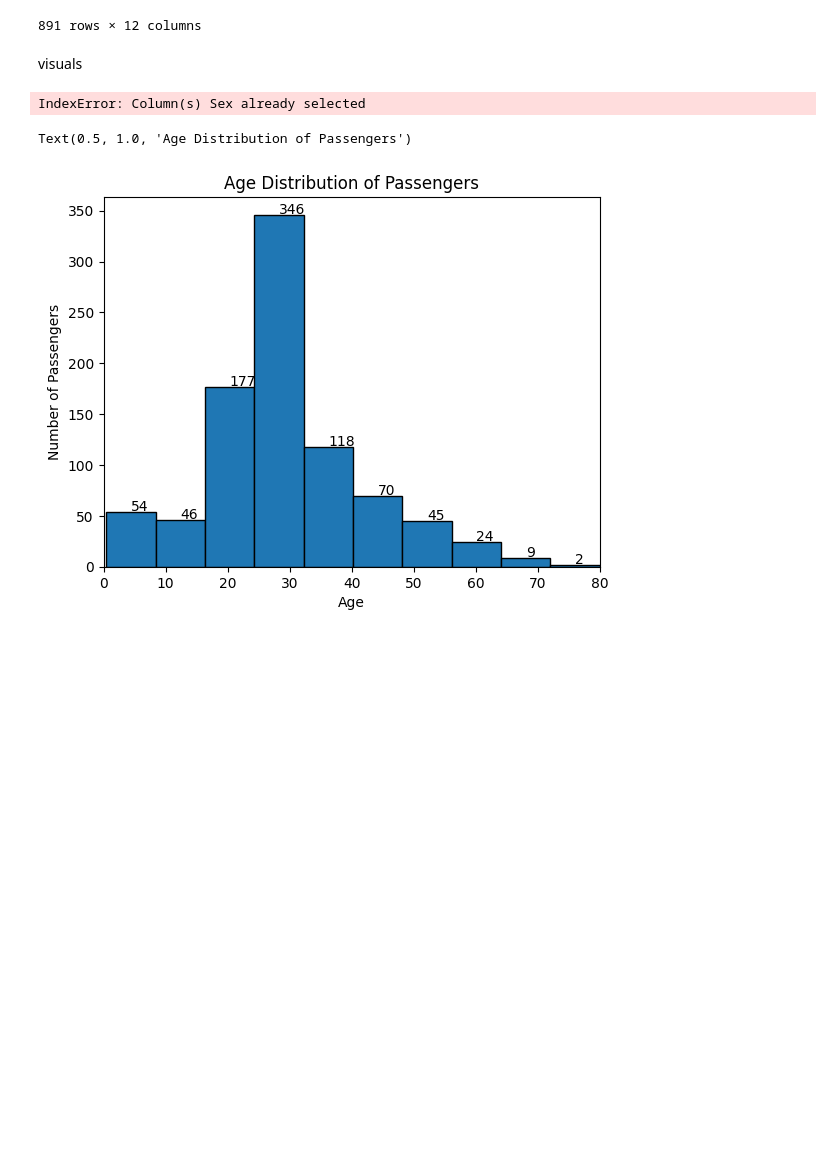
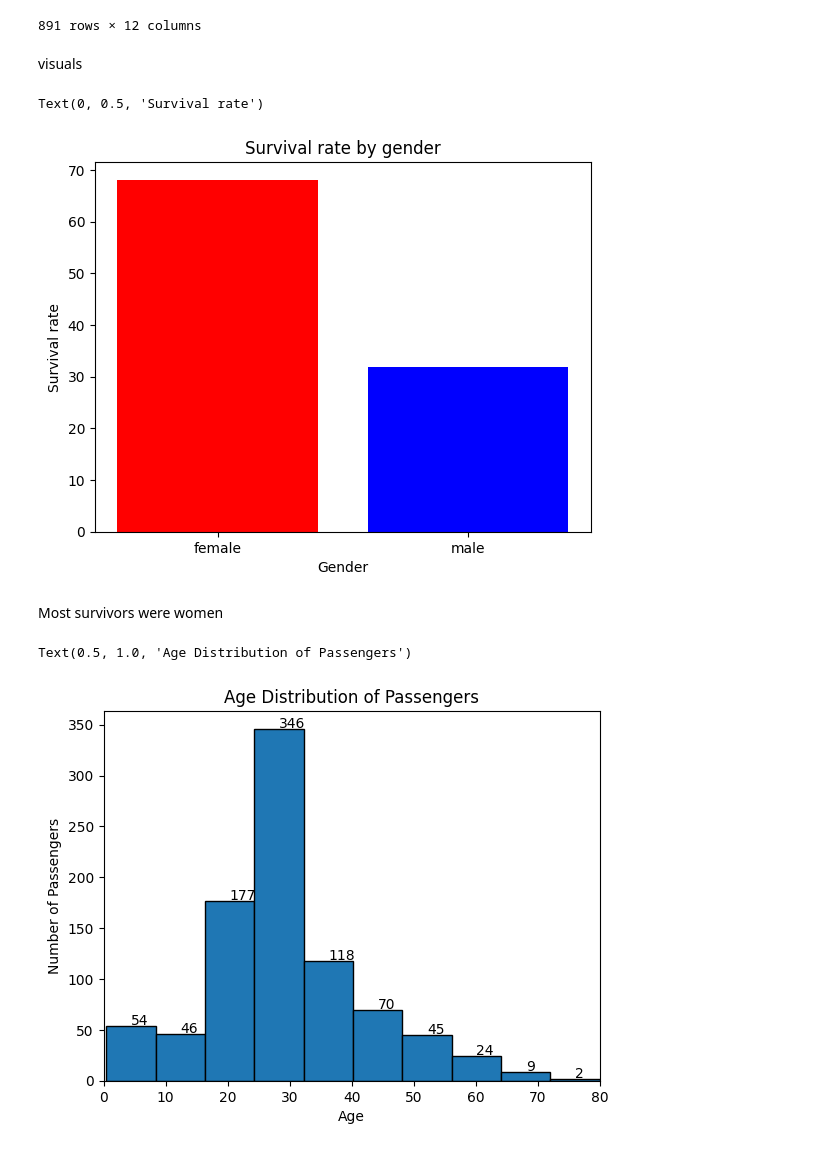
Before and after one commit to nasr-analyst/titanic-eda, a Jupyter notebook: notebook/main.ipynb, the cells around one changed output. Saved outputs shown, nothing was run; the diff lists cells and outputs as text; code cells hidden in the pictures; blank space fills up the shorter version.

Commit message:
Add visualization of survival by gender

```diff
--- a/notebook/main.ipynb
+++ b/notebook/main.ipynb
@@ -78,6 +78,11 @@ df['Cabin'].fillna('Unknown',inplace=True)
 # %%
 df['Embarked'].mode()
 df['Embarked'].fillna('S',inplace=True)
+# %%
+df['Embarked']=df['Embarked'].str.replace('Cherbourgherbourgherbourg','Cherbourg')
+df['Embarked']=df['Embarked'].str.replace('C','Cherbourg')
+df['Embarked']=df['Embarked'].str.replace('Q','Queenstown')
+df['Embarked']=df['Embarked'].str.replace('S','Southampton')
 # %%
 # int(np.mean(df['Age']))
 # np.std(df['Age'])
@@ -101,17 +106,20 @@ df
 # %% [markdown]
 visuals
 # %%
-# countOfSurvived=df.groupby('Sex')['Sex']['Name'].count()
-# plt.bar(countOfSurvived.index,countOfSurvived/sum(countOfSurvived)*100,
-#         color=['blue' if x=='male'
-#                 else 'red' for x in countOfSurvived.index]
+countOfSurvived=df[df['Survived']=='Yes'].groupby('Sex')['Sex'].count()
+plt.bar(countOfSurvived.index,countOfSurvived/sum(countOfSurvived)*100,
+        color=['blue' if x=='male'
+                else 'red' for x in countOfSurvived.index]
 
-#         )
-# plt.title('Survival rate by gender')
-# plt.xlabel('Gender')
-# plt.ylabel('Survival rate')
+        )
+plt.title('Survival rate by gender')
+plt.xlabel('Gender')
+plt.ylabel('Survival rate')
 # %% [output]
-IndexError: Column(s) Sex already selected
+Text(0, 0.5, 'Survival rate')
+[figure, added]
+# %% [markdown]
+Most survivors were women
 # %%
 Ages=df['Age']
 counts ,bin_edges=np.histogram(Ages,bins=10)
```
Also changed, not shown: parts of 6 cells of this notebook.
